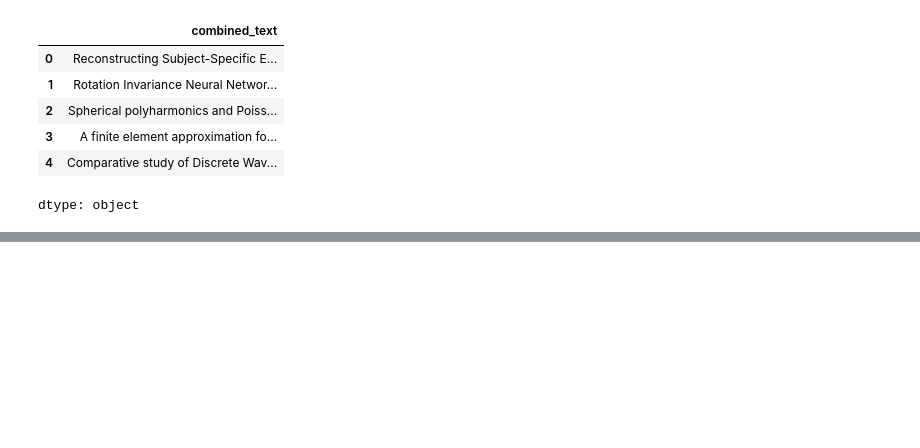
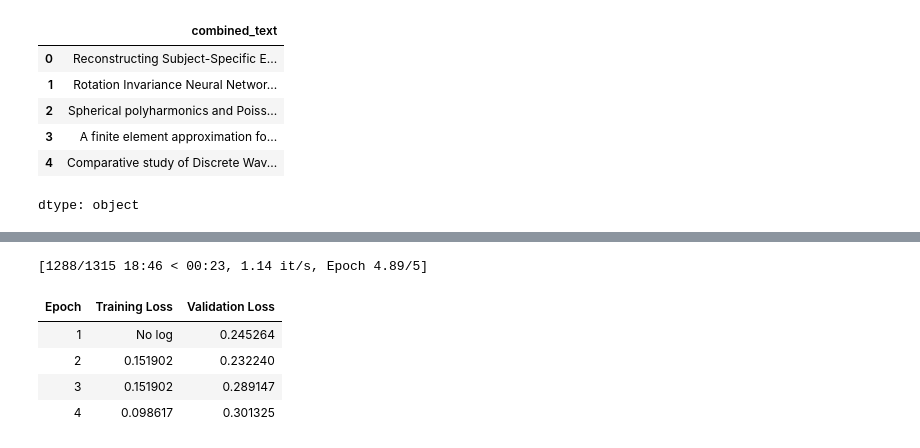
Before and after one commit to phngan05/ML-Assignment, a Jupyter notebook: notebooks/main.ipynb, the cells around one changed output, grey strips where cells are left out. Drawn from its saved outputs; the diff is of its cells as text; code cells hidden in the pictures; blank space fills up the shorter version.

```diff
--- a/notebooks/main.ipynb
+++ b/notebooks/main.ipynb
@@ -1064,0 +1157,36 @@ print("abc")
+# %%
+import torch.nn as nn
+from transformers import Trainer
+
+# 1. Tính toán trọng số dựa trên tần suất nhãn (ví dụ định lượng)
+# Trọng số = Tổng số mẫu / (Số nhãn * Số mẫu của nhãn đó)
+# Dựa trên support của bạn: CS(1703), Bio(115), Finance(49)...
+# Ta có thể thiết lập thủ công để ưu tiên cực độ cho Bio và Finance:
+weights = torch.tensor([1.0, 1.0, 1.0, 1.0, 15.0, 30.0]).to("cuda")
+
+class CustomTrainer(Trainer):
+    def compute_loss(self, model, inputs, return_outputs=False, **kwargs):
+        labels = inputs.pop("labels")
+        outputs = model(**inputs)
+        logits = outputs.get("logits")
+
+        # Sử dụng BCEWithLogitsLoss với pos_weight
+        loss_fct = nn.BCEWithLogitsLoss(pos_weight=weights)
+        loss = loss_fct(logits, labels)
+        return (loss, outputs) if return_outputs else loss
+
+# Sau đó bạn dùng CustomTrainer thay vì Trainer thông thường
+trainer = CustomTrainer(
+    model=model,
+    args=training_args,
+    train_dataset=ds["train"],
+    eval_dataset=ds["test"]
+)
+trainer.train()
+# %% [output]
+[1288/1315 18:46 < 00:23, 1.14 it/s, Epoch 4.89/5]
+| Epoch | Training Loss | Validation Loss |
+| 1 | No log | 0.245264 |
+| 2 | 0.151902 | 0.232240 |
+| 3 | 0.151902 | 0.289147 |
+| 4 | 0.098617 | 0.301325 |
```
Also changed, not shown: parts of 15 cells of this notebook.
